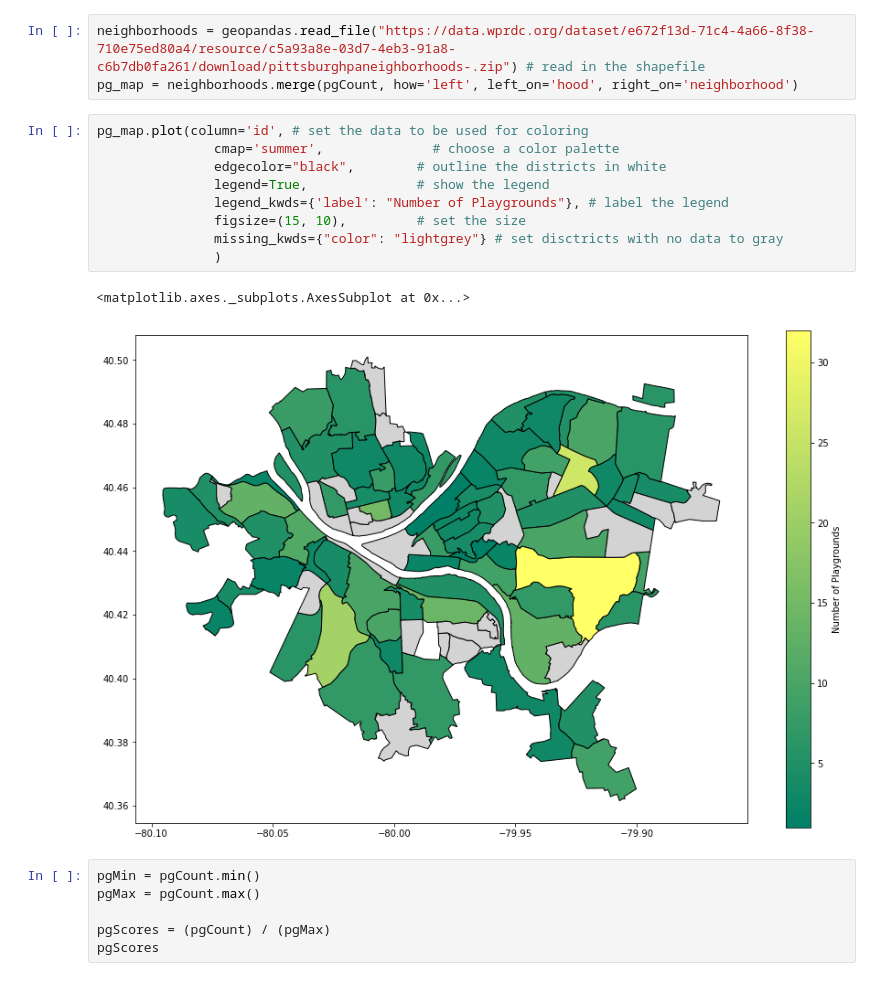
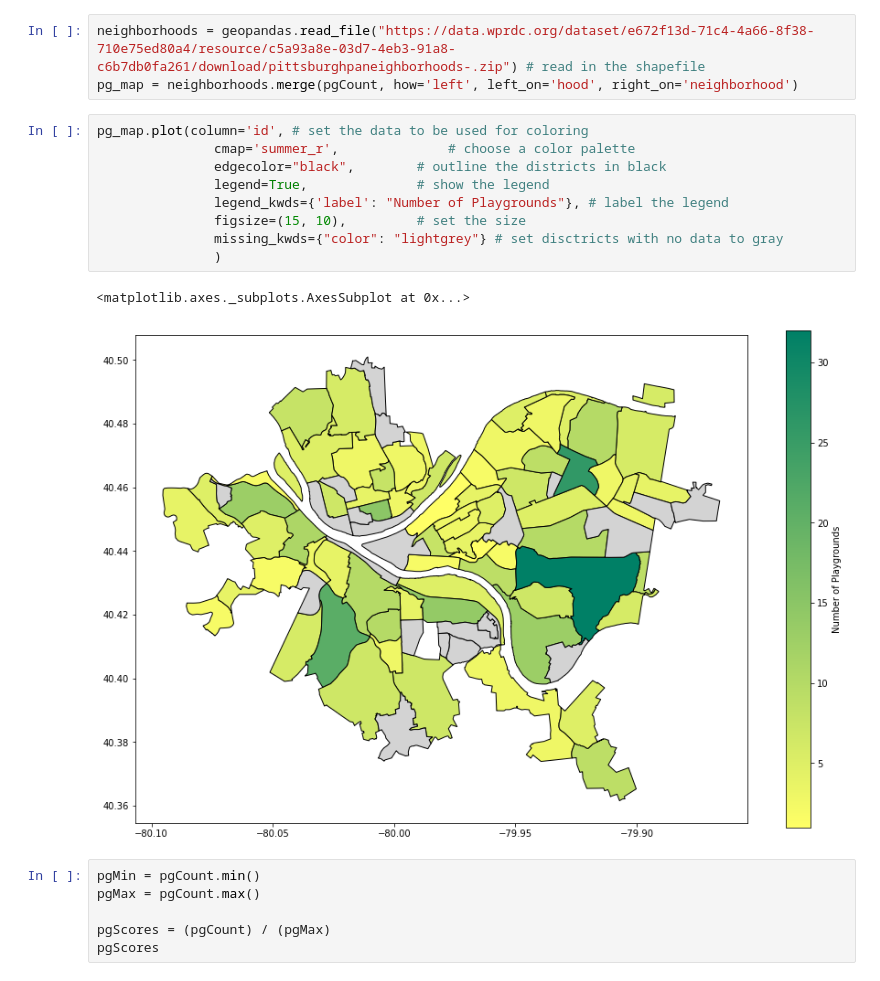
Before and after one commit to AidanLil/CMPINF0010-Final-Project-32, a Jupyter notebook: Personal Notebooks/Playgrounds.ipynb, the cells around one changed output. Drawn from its saved outputs; the diff is of its cells as text.

Commit message:
changed colormap

```diff
--- a/Personal Notebooks/Playgrounds.ipynb
+++ b/Personal Notebooks/Playgrounds.ipynb
@@ -14,16 +14,16 @@ neighborhoods = geopandas.read_file("https://data.wprdc.org/dataset/e672f13d-71c
 pg_map = neighborhoods.merge(pgCount, how='left', left_on='hood', right_on='neighborhood')
 # %%
 pg_map.plot(column='id', # set the data to be used for coloring
-               cmap='summer',              # choose a color palette
-               edgecolor="black",        # outline the districts in white
+               cmap='summer_r',              # choose a color palette
+               edgecolor="black",        # outline the districts in black
                legend=True,              # show the legend
                legend_kwds={'label': "Number of Playgrounds"}, # label the legend
                figsize=(15, 10),         # set the size
                missing_kwds={"color": "lightgrey"} # set disctricts with no data to gray
                )
 # %% [output]
 <matplotlib.axes._subplots.AxesSubplot at 0x...>
-[figure, old version]
+[figure, new version]
 # %%
 pgMin = pgCount.min()
 pgMax = pgCount.max()
```
